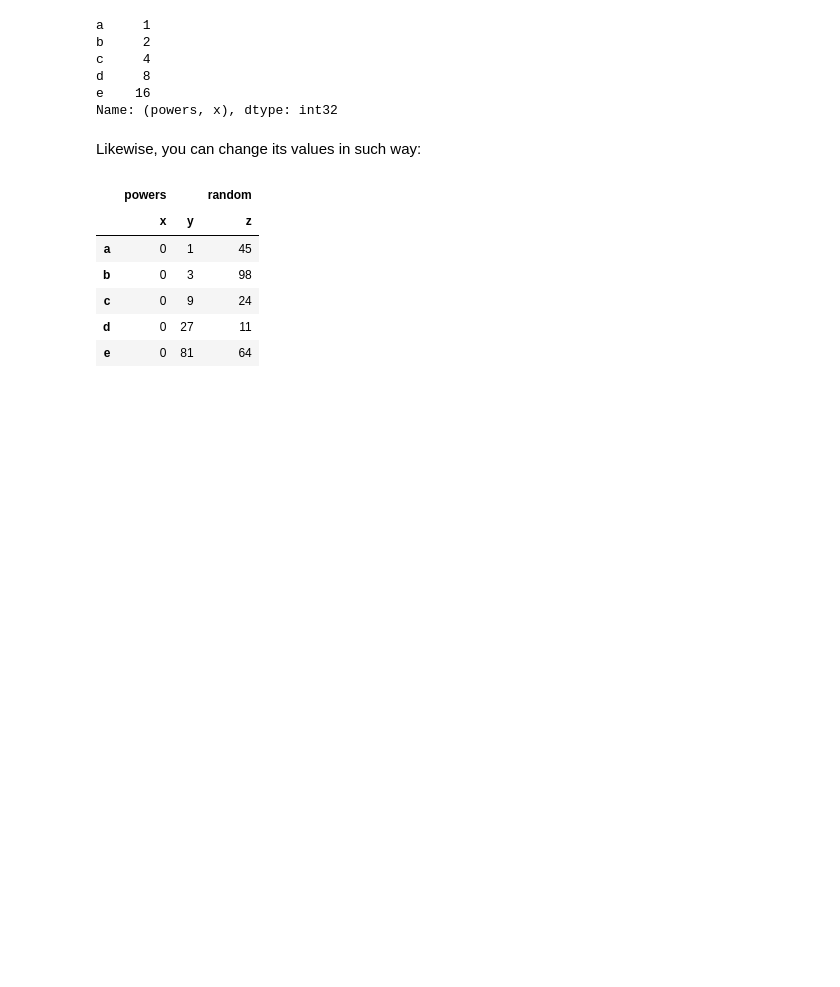
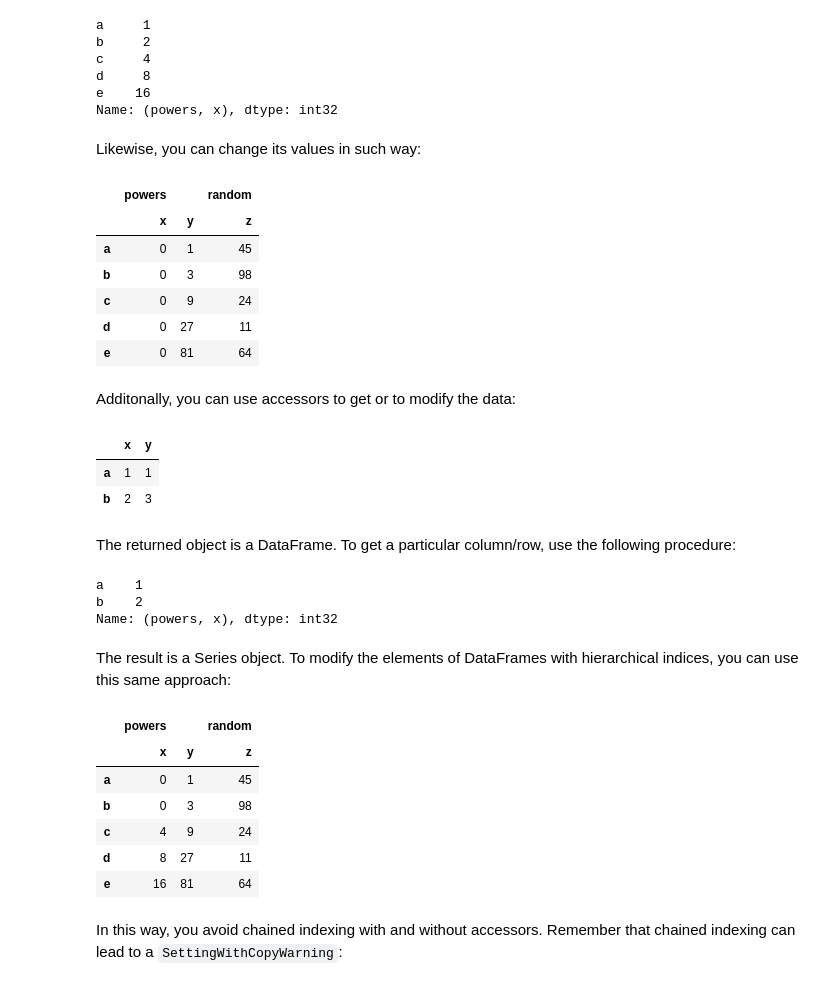
Before and after one commit to felipesebben/Pandas_learning_path, a Jupyter notebook: 6_setting_with_copy_warning/setting_with_copy_warning-_views_vs_copies.ipynb, the cells around one changed output. Saved outputs shown, nothing was run; the diff lists cells and outputs as text; code cells hidden in the pictures; blank space fills up the shorter version.

```diff
--- a/6_setting_with_copy_warning/setting_with_copy_warning-_views_vs_copies.ipynb
+++ b/6_setting_with_copy_warning/setting_with_copy_warning-_views_vs_copies.ipynb
@@ -1007,3 +1007,42 @@ df
 | c | 0 | 9 | 24 |
 | d | 0 | 27 | 11 |
 | e | 0 | 81 | 64 |
+# %% [markdown]
+<p>Additonally, you can use accessors to get or to modify the data:</p>
+# %%
+df = pd.DataFrame(
+    data={("powers", "x"): 2**np.arange(5),
+          ("powers", "y"): 3**np.arange(5),
+          ("random", "z"): np.array([45, 98, 24, 11, 64])},
+    index=["a", "b", "c", "d", "e"]
+)
+# %%
+df.loc[["a", "b"], "powers"]
+# %% [output]
+|  | x | y |
+| a | 1 | 1 |
+| b | 2 | 3 |
+# %% [markdown]
+<p>The returned object is a DataFrame. To get a particular column/row, use the following procedure:</p>
+# %%
+# Retrieve rows 'a' and 'b' from column 'x'
+df.loc[["a", "b"], ("powers", "x")]
+# %% [output]
+a    1
+b    2
+Name: (powers, x), dtype: int32
+# %% [markdown]
+<p>The result is a Series object. To modify the elements of DataFrames with hierarchical indices, you can use this same approach:</p>
+# %%
+df.loc[["a", "b"], ("powers", "x")] = 0
+df
+# %% [output]
+|  | powers |  | random |
+|  | x | y | z |
+| a | 0 | 1 | 45 |
+| b | 0 | 3 | 98 |
+| c | 4 | 9 | 24 |
+| d | 8 | 27 | 11 |
+| e | 16 | 81 | 64 |
+# %% [markdown]
+<p>In this way, you avoid chained indexing with and without accessors. Remember that chained indexing can lead to a <code>SettingWithCopyWarning</code>:</p>
```
Also changed, not shown: parts of 9 cells of this notebook.
